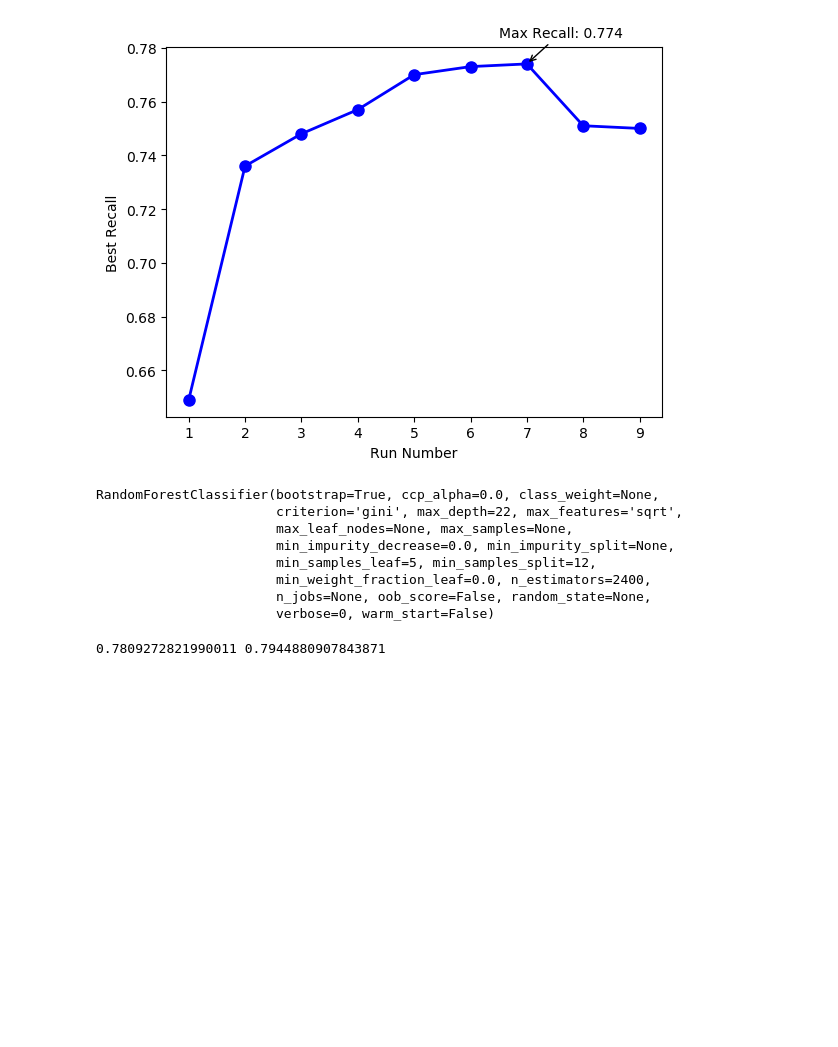
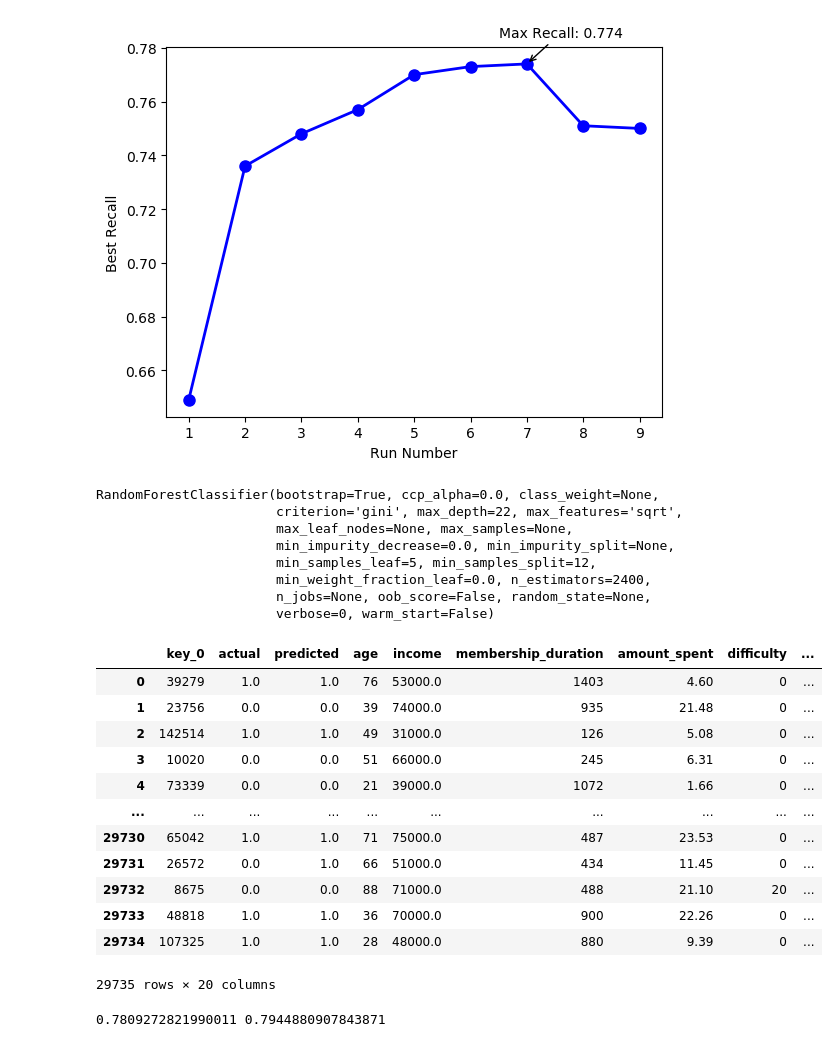
Before and after one commit to ShantiRoseCodes/aws_mle_capstone_project, a Jupyter notebook: Starbucks Capstone Project - ML.ipynb, the cells around one changed output. Saved outputs shown, nothing was run; the diff lists cells and outputs as text; code cells hidden in the pictures; blank space fills up the shorter version.

```diff
--- a/Starbucks Capstone Project - ML.ipynb
+++ b/Starbucks Capstone Project - ML.ipynb
@@ -792,3 +768,23 @@ RandomForestClassifier(bootstrap=True, ccp_alpha=0.0, class_weight=None,
                        verbose=0, warm_start=False)
 # %%
 best_pred = best_rf.predict(X_test)
+# %%
+best_pred_df = pd.DataFrame({'actual': y_test, 'predicted': best_pred})
+# %%
+best_pred_df = pd.merge(left = best_pred_df, right = X_test, how = "inner" , left_on = best_pred_df.index, right_on=X_test.index)
+# %%
+best_pred_df
+# %% [output]
+|  | key_0 | actual | predicted | age | income | membership_duration | amount_spent | difficulty | ... |
+| 0 | 39279 | 1.0 | 1.0 | 76 | 53000.0 | 1403 | 4.60 | 0 | ... |
+| 1 | 23756 | 0.0 | 0.0 | 39 | 74000.0 | 935 | 21.48 | 0 | ... |
+| 2 | 142514 | 1.0 | 1.0 | 49 | 31000.0 | 126 | 5.08 | 0 | ... |
+| 3 | 10020 | 0.0 | 0.0 | 51 | 66000.0 | 245 | 6.31 | 0 | ... |
+| 4 | 73339 | 0.0 | 0.0 | 21 | 39000.0 | 1072 | 1.66 | 0 | ... |
+| ... | ... | ... | ... | ... | ... | ... | ... | ... | ... |
+| 29730 | 65042 | 1.0 | 1.0 | 71 | 75000.0 | 487 | 23.53 | 0 | ... |
+| 29731 | 26572 | 0.0 | 1.0 | 66 | 51000.0 | 434 | 11.45 | 0 | ... |
+| 29732 | 8675 | 0.0 | 0.0 | 88 | 71000.0 | 488 | 21.10 | 20 | ... |
+| 29733 | 48818 | 1.0 | 1.0 | 36 | 70000.0 | 900 | 22.26 | 0 | ... |
+| 29734 | 107325 | 1.0 | 1.0 | 28 | 48000.0 | 880 | 9.39 | 0 | ... |
+29735 rows × 20 columns
```
Also changed, not shown: parts of 3 cells of this notebook, 1 other file.
